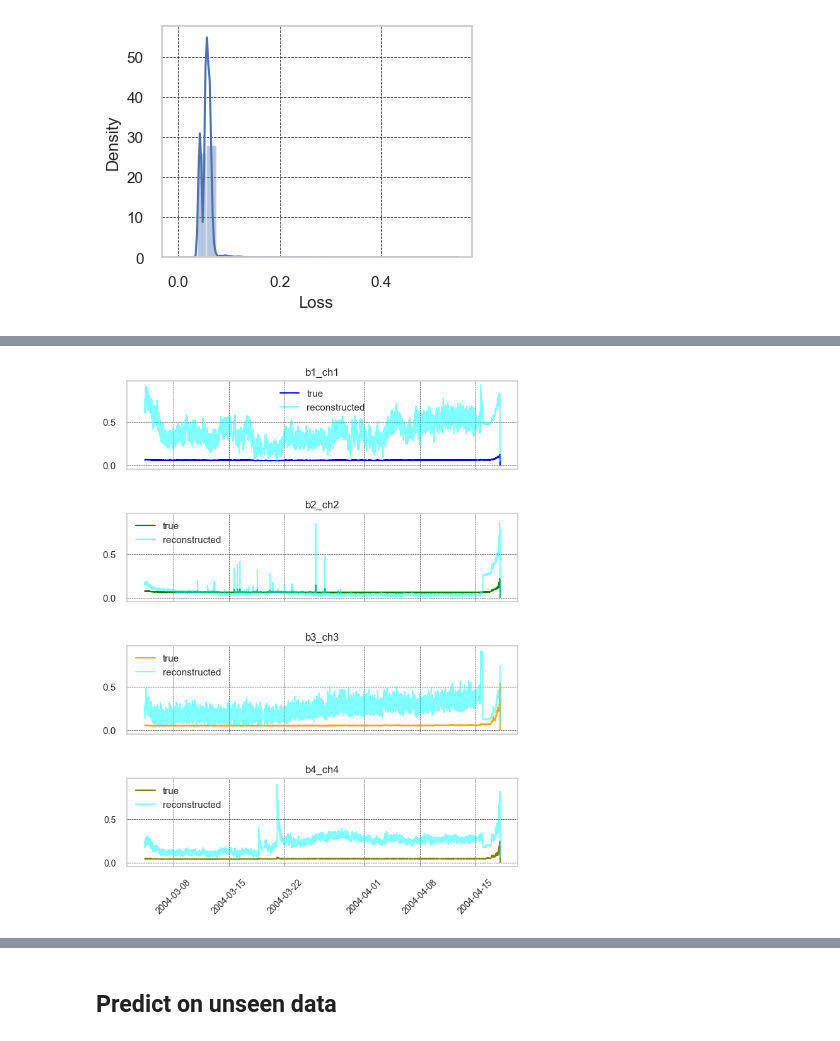
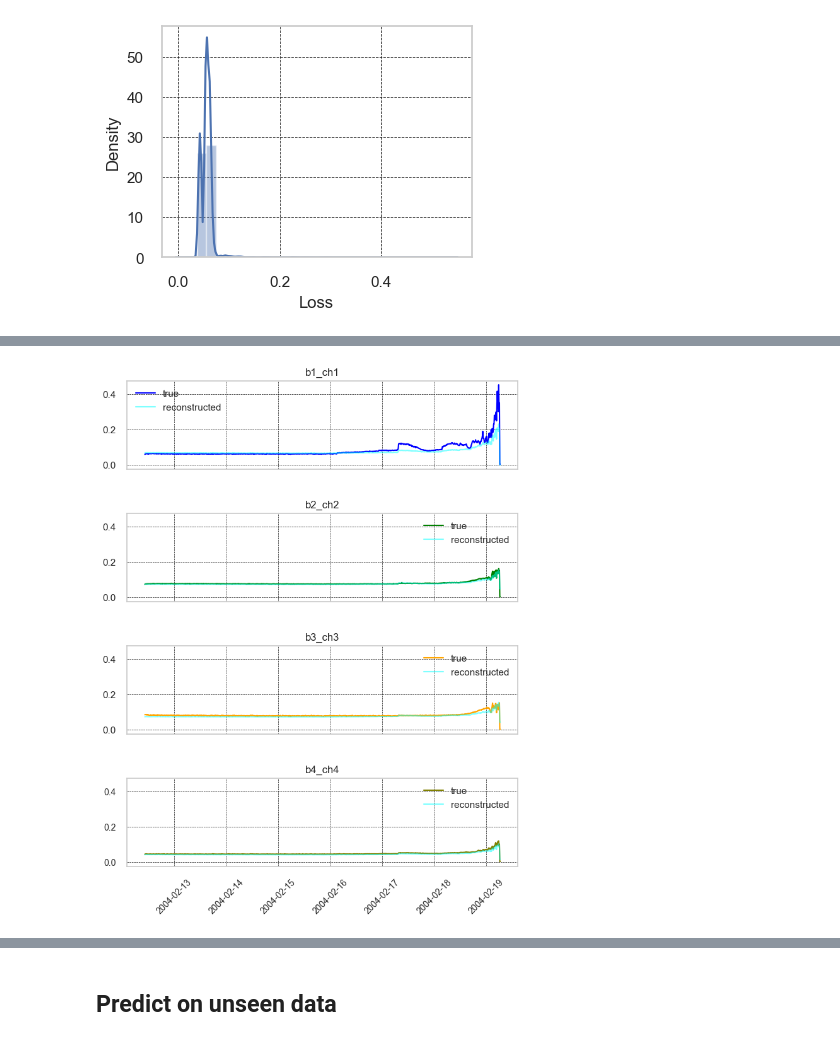
Before and after one commit to Wb-az/timeseries-sensor-anomaly-detection, a Jupyter notebook: multiple_timeseries_anomaly.ipynb, the cells around one changed output, grey strips where cells are left out. Saved outputs shown, nothing was run; the diff lists cells and outputs as text; code cells hidden in the pictures.

```diff
--- a/multiple_timeseries_anomaly.ipynb
+++ b/multiple_timeseries_anomaly.ipynb
@@ -781,7 +774,7 @@ exp_setup
 # %%
 batch = 32
 device = torch.device('cuda' if torch.cuda.is_available() else 'cpu')
-bilstm_model = AnomalyLSTM(input_size=4, hidden_dim=32, num_layers=1).to(device)
+bilstm_model = AnomalyLSTM(input_size=4, hidden_dim=32, num_layers=1, p=0.1).to(device)
 print(bilstm_model)
 learning_rate = 0.0002
 mae_loss = nn.L1Loss('mean')
@@ -789,7 +782,6 @@ huber_loss = nn.SmoothL1Loss('mean')
 adam_optim = optim.Adam(bilstm_model.parameters(), lr=learning_rate)
 adamw_optim = optim.AdamW(bilstm_model.parameters(), lr=learning_rate)
 train_loader = data.DataLoader(train_data, shuffle=False, batch_size=batch)
-val_loader = data.DataLoader(val_data, shuffle=False, batch_size=batch)
 test_loader = data.DataLoader(test_data, shuffle=False, batch_size=batch)
 # %% [output]
 AnomalyLSTM(
@@ -805,8 +797,8 @@ weights_dir = os.path.join(os.getcwd(), 'params')
 os.makedirs(weights_dir, exist_ok=True)
 
 config = {'exp': exp, 'epochs': 200,  'model':bilstm_model, 'loss_fn':mae_loss,
-          'optimizer': adamw_optim, 'train_loader': train_loader,'eval_loader': val_loader,
-          'device': device, 'params' : weights_dir}
+          'optimizer': adamw_optim, 'train_loader': train_loader,'eval_loader': test_loader,
+          'device': device, 'logging': 10, 'params' : weights_dir}
 if exp in [1, 2]:
     config['optimizer'] = adam_optim
 if exp in [2, 4]:
@@ -849,7 +841,5 @@ gc.collect()
 # %%
 best_params = torch.load(os.path.join(weights_dir, f'best_exp_{exp}.pt'))
 bilstm_model.load_state_dict(best_params['model'], strict=False)
-concat_data = torch.cat([train_data, val_data])
-concat_dataloader = data.DataLoader(concat_data, shuffle=False, batch_size=batch)
-train_preds, train_losses = predict(bilstm_model, concat_dataloader, config['loss_fn'])
+train_preds, train_losses = predict(bilstm_model, train_loader, config['loss_fn'])
 # %% [markdown]
@@ -909,9 +896,9 @@ bilstm_predicted_anomalies(train_scores, size=(10, 2.5), plot_name=f'bilstm_val_
 # %%
-preds_array = np.array(train_preds)
+preds_array = scaler.inverse_transform(np.array(train_preds))
 # %%
-plot_reconstruction(avg_df3, preds_array, plot_name=f'bilstm_rec_exp{exp}')
+plot_reconstruction(avg_df2, preds_array, plot_name=f'bilstm_rec_exp{exp}')
 # %% [output]
-[figure, old version]
+[figure, new version]
 # %%
 del train_preds,
 del train_losses
```
Also changed, not shown: parts of 93 cells of this notebook, 1 other file.
